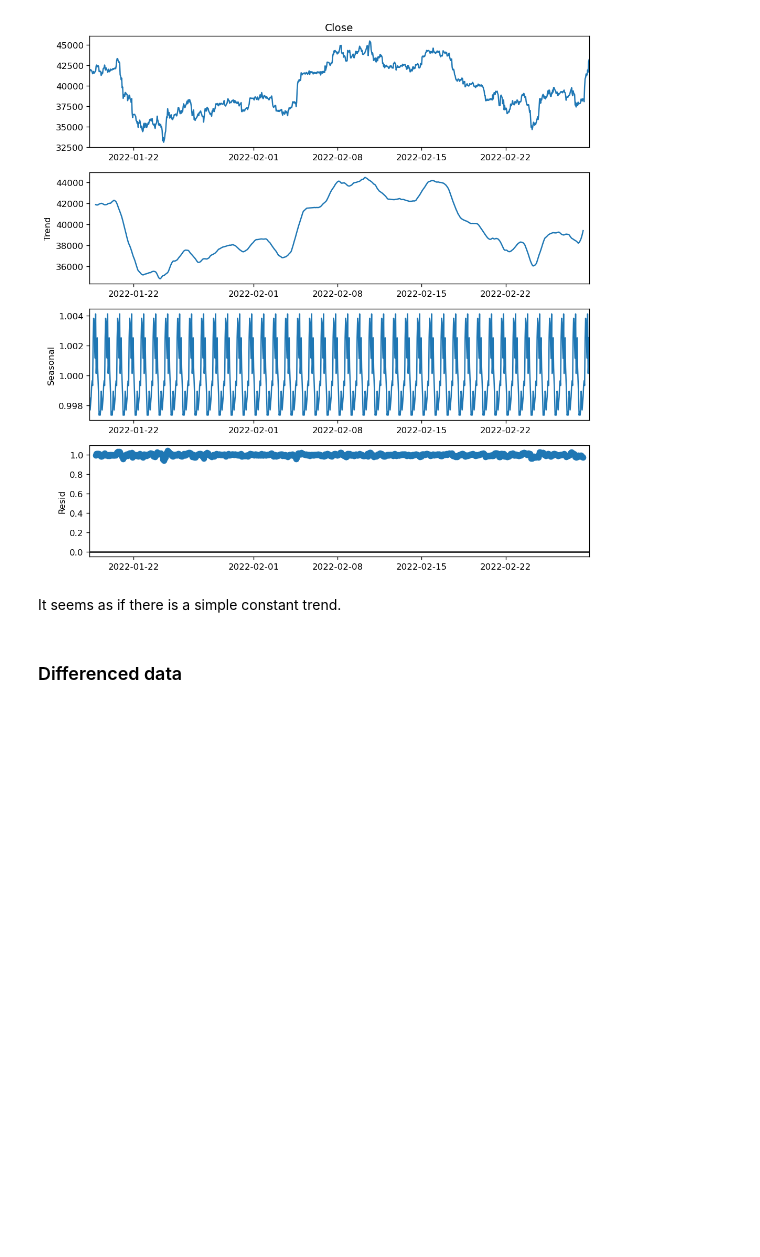
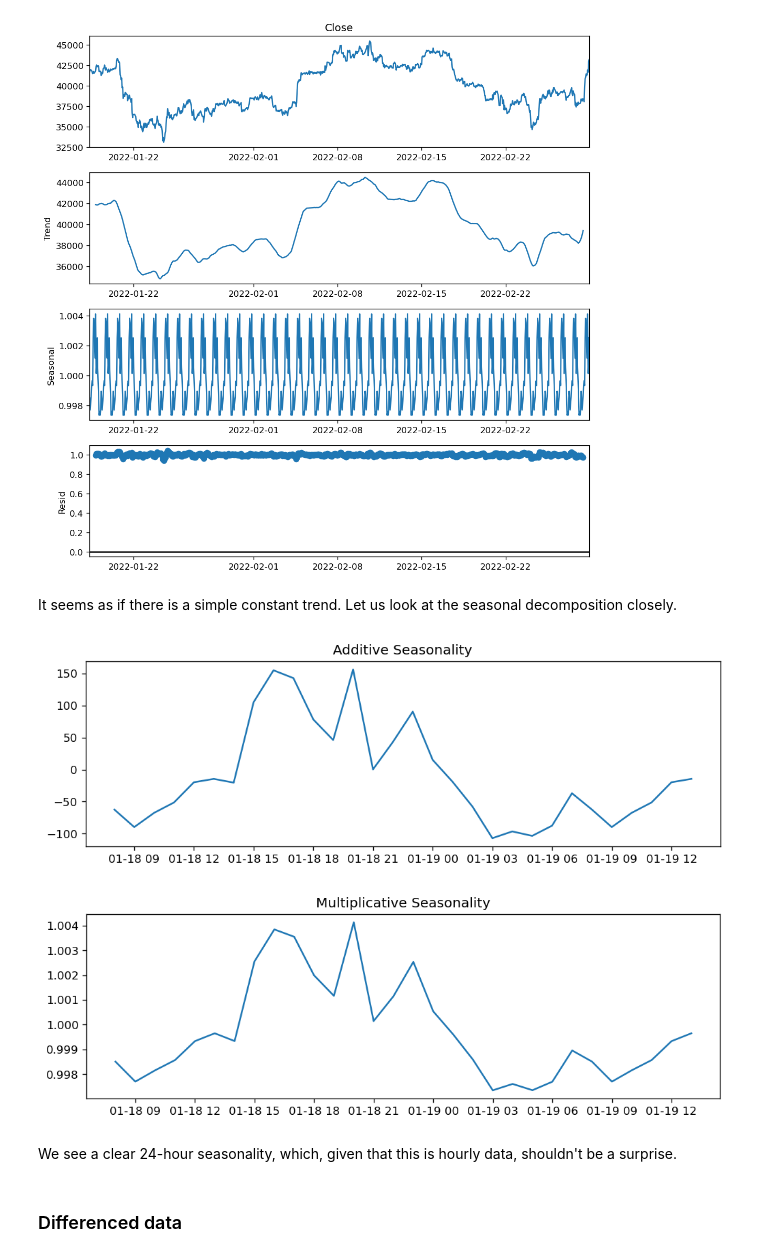
Before and after one commit to ClarkQTIM/Forecasting-and-Cryptocurrency, a Jupyter notebook: Time Series Analysis.ipynb, the cells around one changed output. Drawn from its saved outputs; the diff is of its cells as text; code cells hidden in the pictures; blank space fills up the shorter version.

```diff
--- a/Time Series Analysis.ipynb
+++ b/Time Series Analysis.ipynb
@@ -208,7 +208,28 @@ Additive Decomposition
 Multiplicative Decomposition
 [figure]
 # %% [markdown]
-It seems as if there is a simple constant trend.
+It seems as if there is a simple constant trend. Let us look at the seasonal decomposition closely.
+# %%
+# Plotting seasonality
+
+plt.rcParams.update({'figure.figsize':(10,3), 'figure.dpi':120})
+add_season=additive_decomposition.seasonal[0:30]
+plt.plot(add_season)
+plt.title('Additive Seasonality')
+plt.show()
+
+# Plotting seasonality
+
+plt.rcParams.update({'figure.figsize':(10,3), 'figure.dpi':120})
+mul_season=multiplicative_decomposition.seasonal[0:30]
+plt.plot(mul_season)
+plt.title('Multiplicative Seasonality')
+plt.show()
+# %% [output]
+[figure, added]
+[figure, added]
+# %% [markdown]
+We see a clear 24-hour seasonality, which, given that this is hourly data, shouldn't be a surprise.
 # %% [markdown]
 ### Differenced data
 # %%
```
Also changed, not shown: parts of 33 cells of this notebook.
